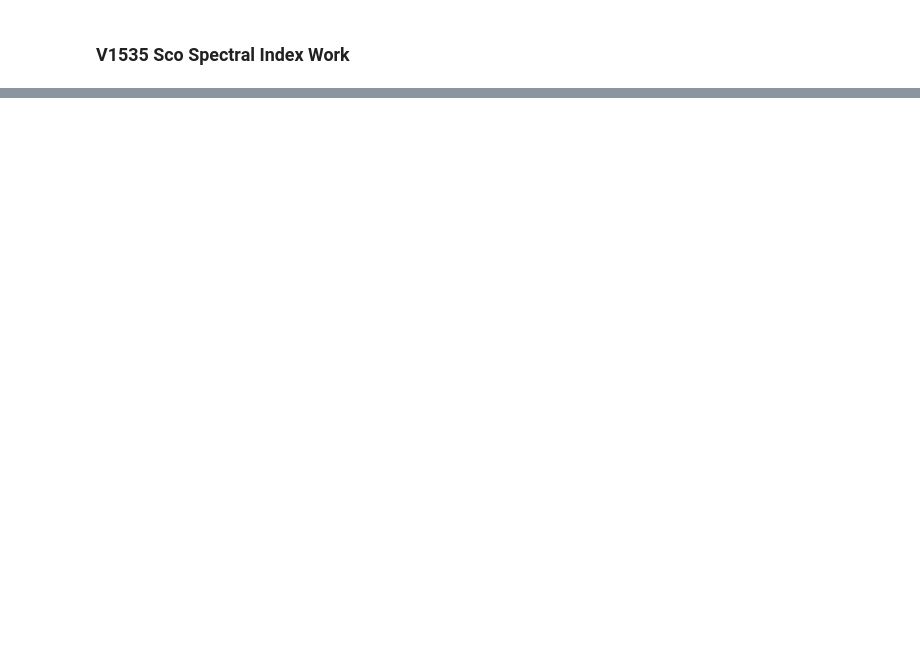
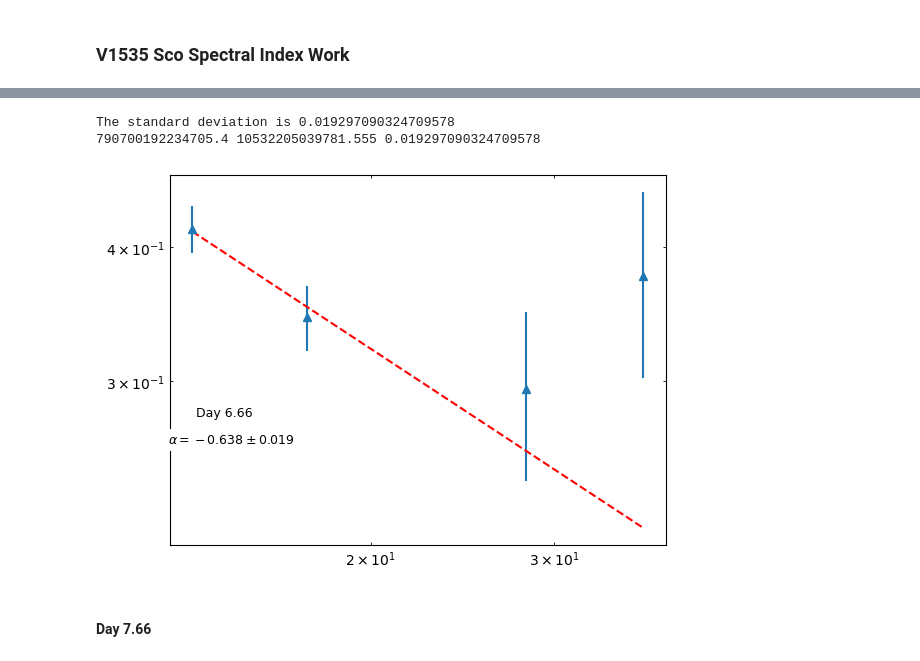
Before and after one commit to Wilhelm005/Research-Code, a Jupyter notebook: V1535Sco_Spectral_Index.ipynb, the cells around one changed output, grey strips where cells are left out. Cells and saved outputs as stored; diff of their text form; code cells hidden in the pictures; blank space fills up the shorter version.

```diff
--- a/V1535Sco_Spectral_Index.ipynb
+++ b/V1535Sco_Spectral_Index.ipynb
@@ -280,0 +416,29 @@ plt.show();
+# %%
+mask = df2['Flux Density (mJy)'] > 3 * df2['Uncertainty (mJy)']  # apply detection threshold
+if mask.any():
+    x2 = df2['Freq (GHz)'][mask].values.tolist()
+    y2 = df2['Flux Density (mJy)'][mask].values.tolist()
+    yerr2 = df2['Uncertainty (mJy)'][mask].values.tolist()
+# %%
+PL2 =  PowerLaw1D(amplitude = y2[0], x_0= x2[0], alpha= 1,
+                     bounds={
+        'amplitude': (0, None),  # Amplitude should be positive
+        'x_0': (min(x2), max(x2)),  # Frequency must stay within data
+        'alpha': (-10, 10)  # Keep alpha within a realistic range
+    })
+
+    #Initialize fitters
+    #setting calc_uncertainties=True to output errors on measurement
+
+fit2 = fitting.LevMarLSQFitter(calc_uncertainties=True)
+
+    #Fit the data w/o weights
+fit_model2 = fit2(PL2, x2, y2)
+
+    #weight is 1/error^2
+y_weight2 = 1/ (np.power(yerr2,2))
+
+    # fit the data using the uncertainties as weights
+fit_model_weights2 = fit2(PL2, x2, y2, weights=y_weight2)
+
+fit_model_weights2
@@ -280,0 +468,43 @@ plt.show();
+# %%
+param_cov2 = np.array([[ 1.10927343e+26, -8.32781655e+27, -1.90344306e+11],
+       [-8.32781655e+27,  6.25206794e+29,  1.42900066e+13],
+       [-1.90344306e+11,  1.42900066e+13,  3.72377695e-04]])
+
+def stand(cov):
+    diag = np.diagonal(cov)
+    sd1 = np.sqrt(diag[0])
+    sd2 = np.sqrt(diag[1])
+    sd3 = np.sqrt(diag[2])
+    return(sd1,sd2,sd3)
+
+diag2 = stand(param_cov2)
+
+#The last diagonal element corresponds to alpha
+#So here we are calculating the standard deviation on the slope
+
+#print(diag)  #prints standard deviations of all three variances
+
+print("The standard deviation is", diag2[2]) #Just showing the standard devation on the slope
+print(diag2[1], diag2[0], diag2[2])
+# %% [output]
+The standard deviation is 0.019297090324709578
+790700192234705.4 10532205039781.555 0.019297090324709578
+# %%
+fig,ax = plt.subplots()
+mask = df2['Flux Density (mJy)'] > 3 * df2['Uncertainty (mJy)']  # apply detection threshold
+if mask.any():  # proceed only if at least one detection
+    ax.errorbar(df2['Freq (GHz)'][mask], df2['Flux Density (mJy)'][mask], yerr=df2['Uncertainty (mJy)'][mask], fmt='^')
+    ax.set_xscale('log')
+    ax.set_xticks([1, 5, 10, 50], labels=['1', '5', '10', '50'])
+    ax.set_yscale('log')
+    ax.set_yticks([1, 5, 10, 20, 50], labels=['1', '5', '10', '20', '50'])
+    ax.annotate('Day 6.66', xy=(60, 100), xycoords='axes points', size=9, ha='right', va='top', bbox=dict(boxstyle='round', fc='w', ec="w"))
+    ax.tick_params(axis='both', which='both', direction='in', top=True, right=True)
+    ax.plot(df2['Freq (GHz)'][mask], fit_model_weights2(df2['Freq (GHz)'][mask]), 'r--')
+    ax.annotate('${\u03B1 = -0.638 \\pm 0.019}$', xy=(90, 80), xycoords='axes points', size=9, ha='right', va='top', bbox=dict(boxstyle='round', fc='w', ec="w"))
+
+plt.show();
+# %% [output]
+[figure, added]
+# %% [markdown]
+#### Day 7.66
```
Also changed, not shown: parts of 53 cells of this notebook, 13 other files.
